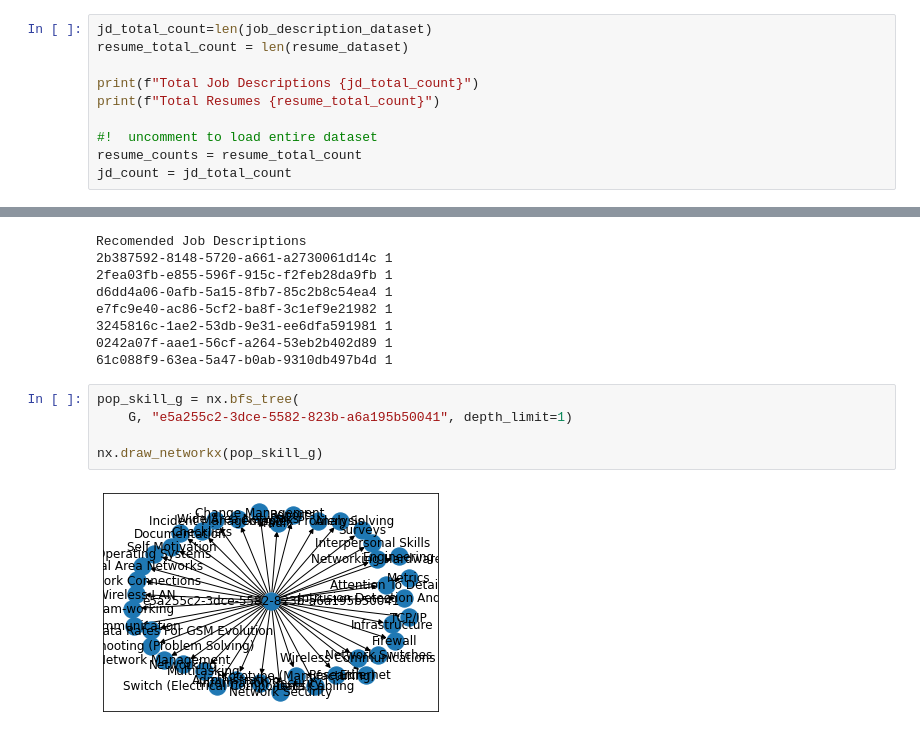
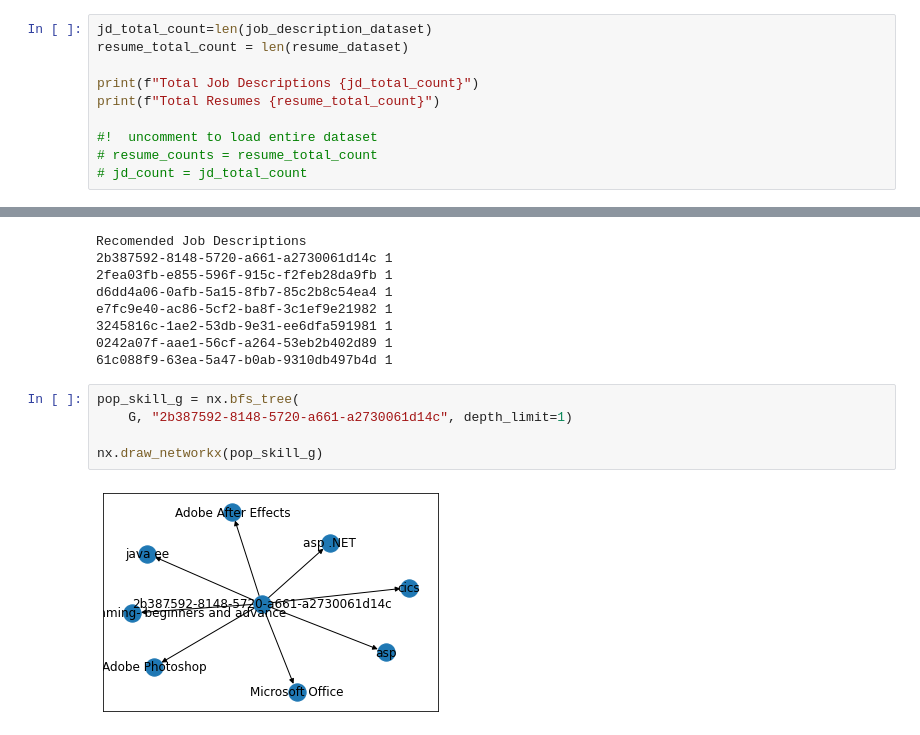
Before and after one commit to Mystic-Trooper/Job-Recommendation, a Jupyter notebook: knowledge_graph_analysis.ipynb, the cells around one changed output, grey strips where cells are left out. Cells and saved outputs as stored; diff of their text form.

```diff
--- a/knowledge_graph_analysis.ipynb
+++ b/knowledge_graph_analysis.ipynb
@@ -52,8 +52,8 @@ print(f"Total Job Descriptions {jd_total_count}")
 print(f"Total Resumes {resume_total_count}")
 
 #!  uncomment to load entire dataset
-resume_counts = resume_total_count
-jd_count = jd_total_count
+# resume_counts = resume_total_count
+# jd_count = jd_total_count
 # %% [output]
 Total Job Descriptions 10501
 Total Resumes 2000
@@ -651,8 +430,8 @@ e7fc9e40-ac86-5cf2-ba8f-3c1ef9e21982 1
 61c088f9-63ea-5a47-b0ab-9310db497b4d 1
 # %%
 pop_skill_g = nx.bfs_tree(
-    G, "e5a255c2-3dce-5582-823b-a6a195b50041", depth_limit=1)
+    G, "2b387592-8148-5720-a661-a2730061d14c", depth_limit=1)
 
 nx.draw_networkx(pop_skill_g)
 # %% [output]
-[figure, old version]
+[figure, new version]
```
Also changed, not shown: parts of 19 cells of this notebook, 1 other file.
